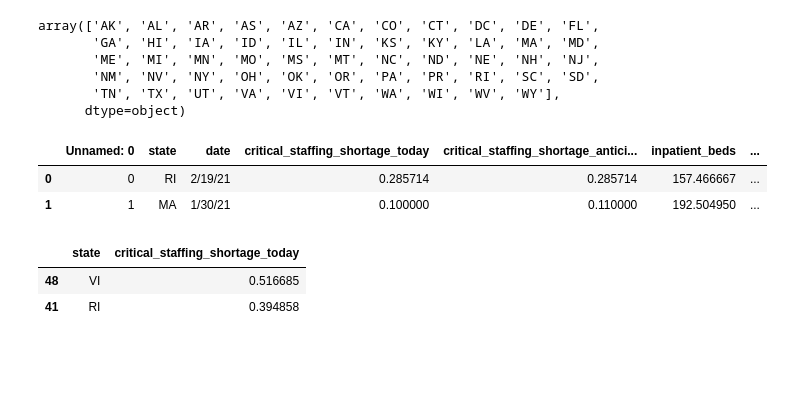
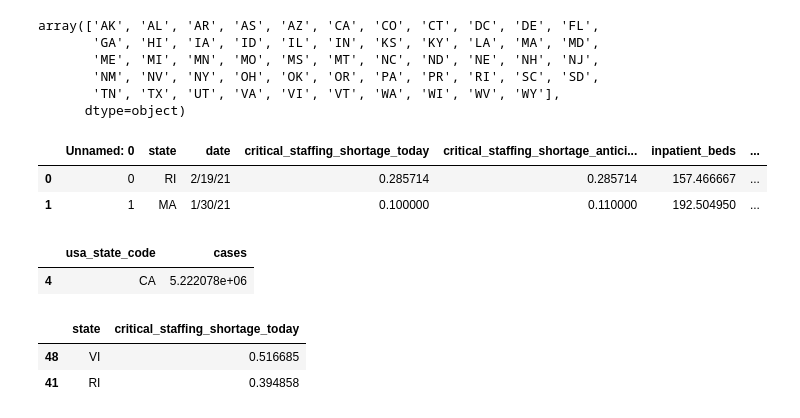
Before and after one commit to samaksh97/axiscare, a Jupyter notebook: code/explore_data.ipynb, the cells around one changed output. Saved outputs shown, nothing was run; the diff lists cells and outputs as text; code cells hidden in the pictures; blank space fills up the shorter version.

```diff
--- a/code/explore_data.ipynb
+++ b/code/explore_data.ipynb
@@ -140,3 +157,8 @@ fig.update_traces(width=0.6)
 fig.update_xaxes(tickangle=270)
 fig.show()
 fig.write_html("..\\static\\html_plots\\average_cases_by_state.html")
+# %%
+covid_cases_mean.head(1)
+# %% [output]
+|  | usa_state_code | cases |
+| 4 | CA | 5.222078e+06 |
```
Also changed, not shown: parts of 7 cells of this notebook, 4 other files.
